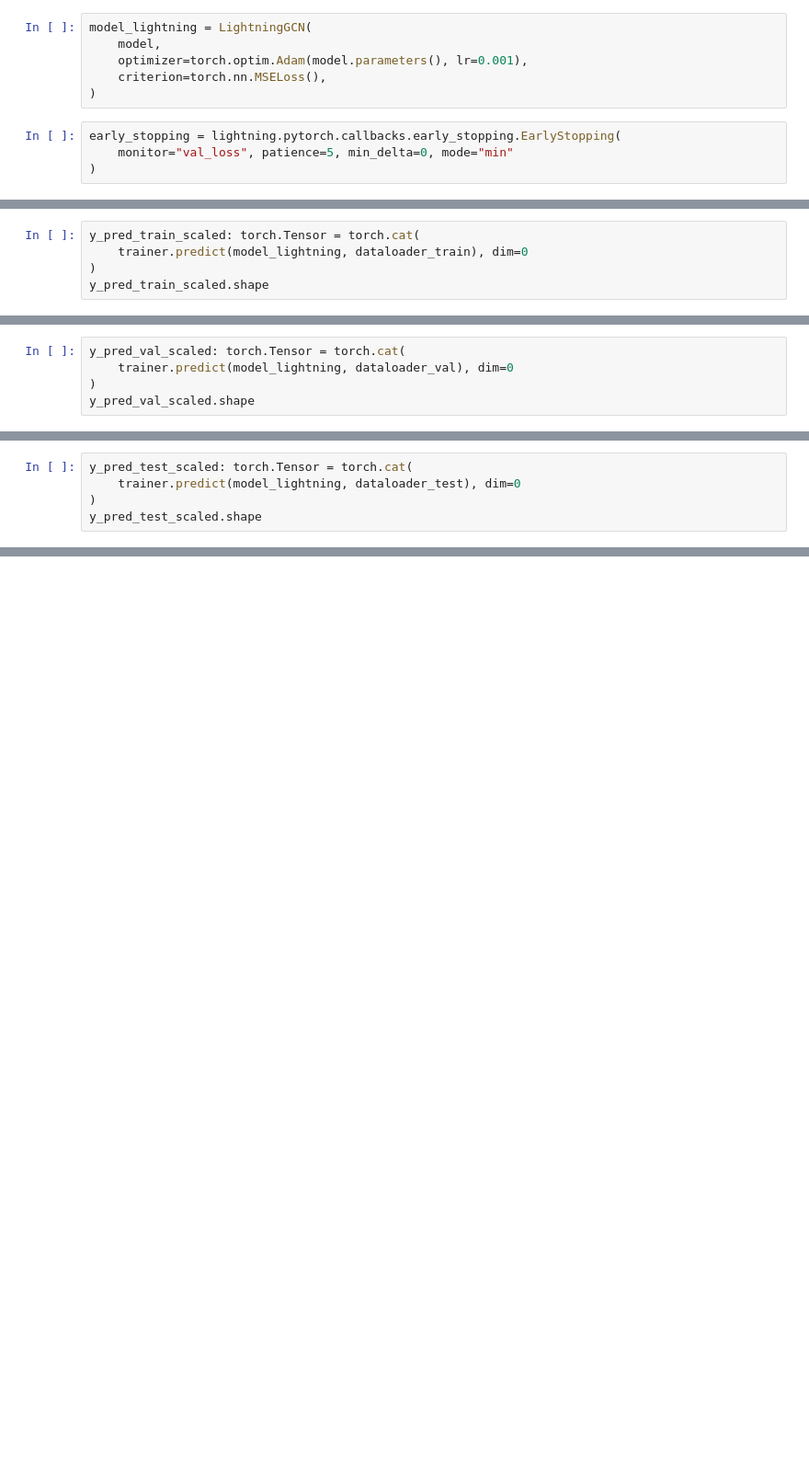
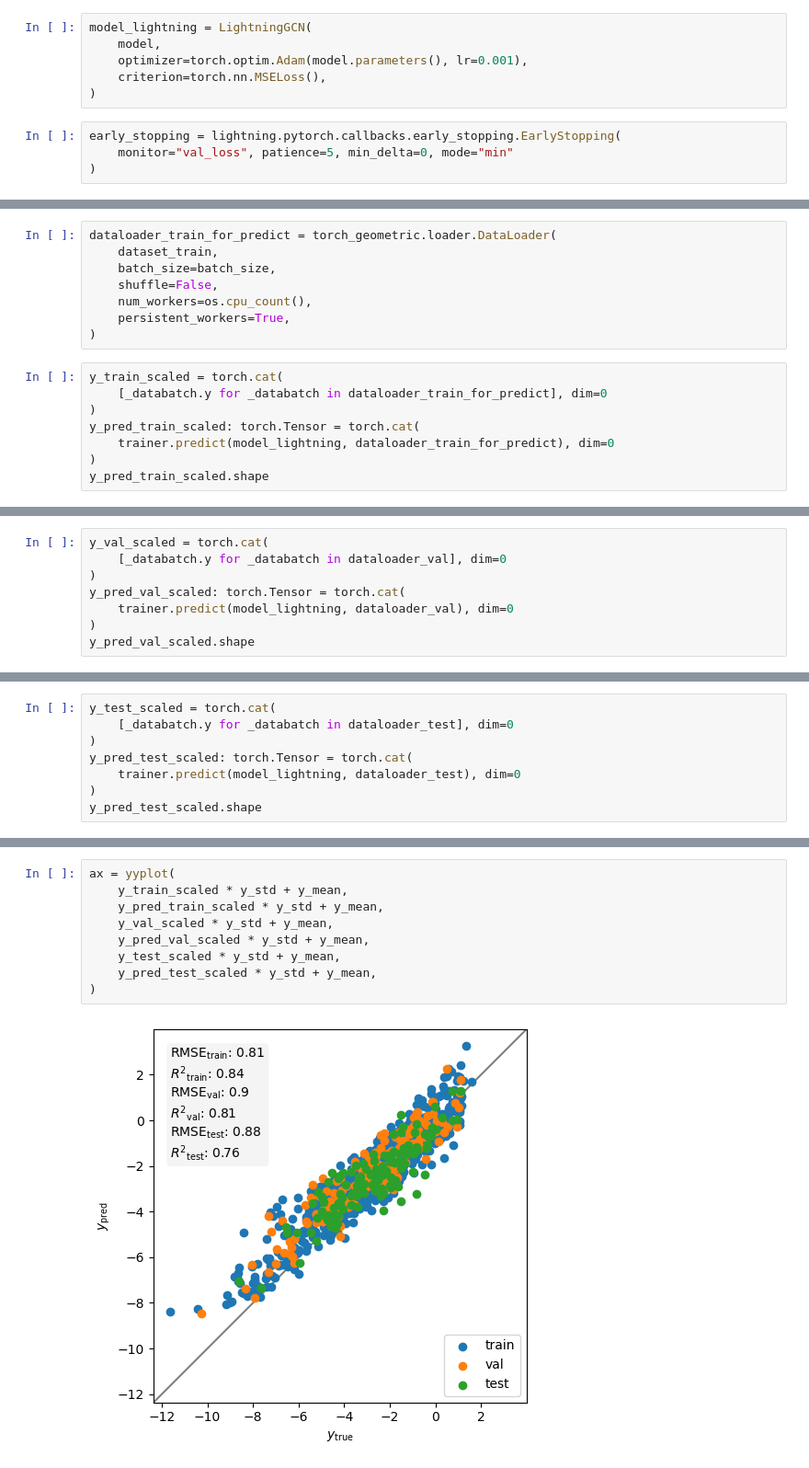
Before and after one commit to yu9824/torch-graph-tutorial, a Jupyter notebook: torch-graph-lightning.ipynb, the cells around one changed output, grey strips where cells are left out. Shown: that part at 92% size. Cells and saved outputs as stored; diff of their text form; blank space fills up the shorter version.

```diff
--- a/torch-graph-lightning.ipynb
+++ b/torch-graph-lightning.ipynb
@@ -237,6 +238,17 @@ trainer.test(model_lightning, dataloader_test)
+# %%
+dataloader_train_for_predict = torch_geometric.loader.DataLoader(
+    dataset_train,
+    batch_size=batch_size,
+    shuffle=False,
+    num_workers=os.cpu_count(),
+    persistent_workers=True,
+)
 # %%
+y_train_scaled = torch.cat(
+    [_databatch.y for _databatch in dataloader_train_for_predict], dim=0
+)
 y_pred_train_scaled: torch.Tensor = torch.cat(
-    trainer.predict(model_lightning, dataloader_train), dim=0
+    trainer.predict(model_lightning, dataloader_train_for_predict), dim=0
 )
 y_pred_train_scaled.shape
 # %% [output]
@@ -246,4 +256,7 @@ torch.Size([1032, 1])
 # %%
+y_val_scaled = torch.cat(
+    [_databatch.y for _databatch in dataloader_val], dim=0
+)
 y_pred_val_scaled: torch.Tensor = torch.cat(
     trainer.predict(model_lightning, dataloader_val), dim=0
 )
@@ -253,4 +266,7 @@ torch.Size([129, 1])
 # %%
+y_test_scaled = torch.cat(
+    [_databatch.y for _databatch in dataloader_test], dim=0
+)
 y_pred_test_scaled: torch.Tensor = torch.cat(
     trainer.predict(model_lightning, dataloader_test), dim=0
 )
@@ -260,3 +277,14 @@ torch.Size([129, 1])
+# %%
+ax = yyplot(
+    y_train_scaled * y_std + y_mean,
+    y_pred_train_scaled * y_std + y_mean,
+    y_val_scaled * y_std + y_mean,
+    y_pred_val_scaled * y_std + y_mean,
+    y_test_scaled * y_std + y_mean,
+    y_pred_test_scaled * y_std + y_mean,
+)
+# %% [output]
+[figure, added]
 # %%
 df_history = pd.read_csv(
     os.path.join(trainer.loggers[1].log_dir, "metrics.csv")
```
Also changed, not shown: parts of 14 cells of this notebook.
